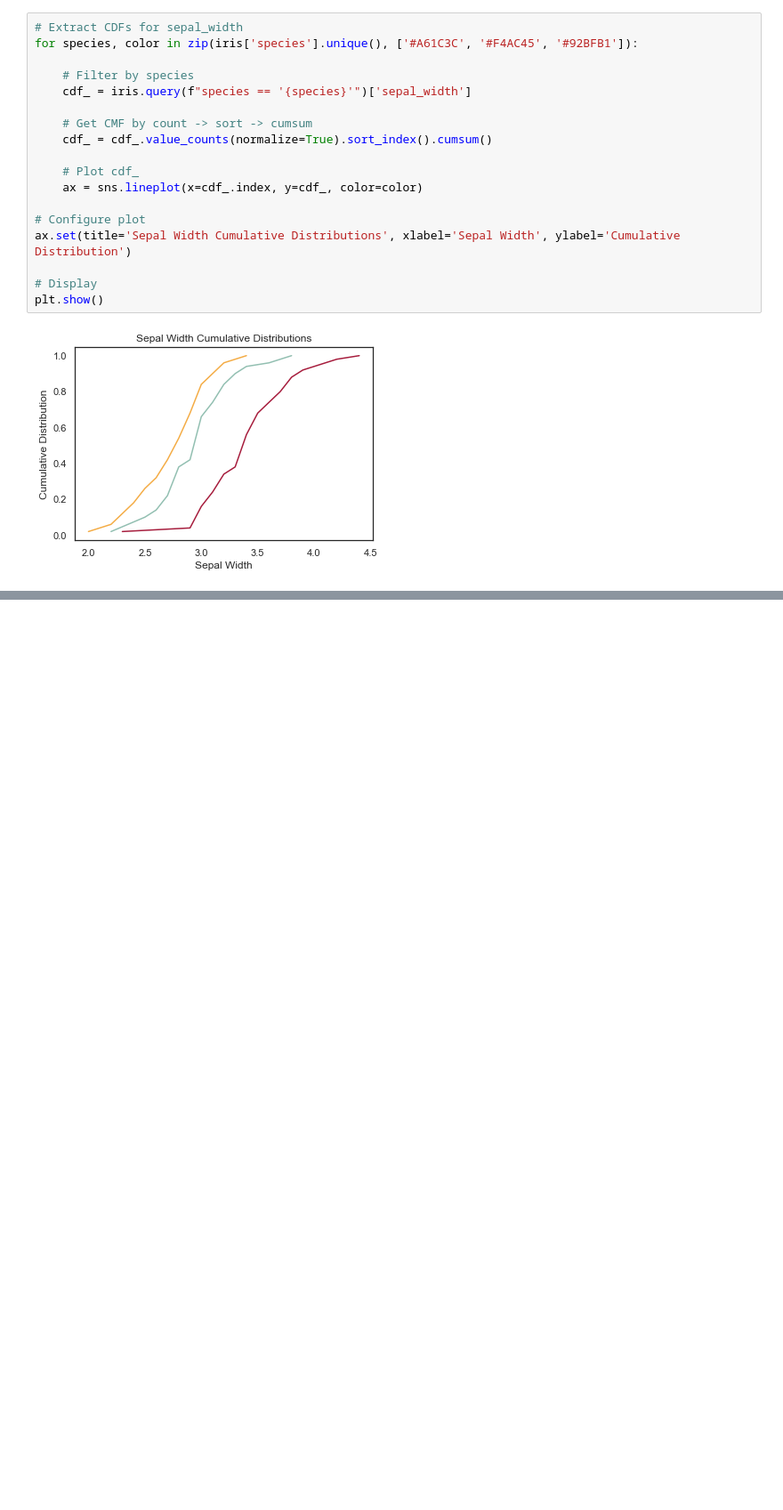
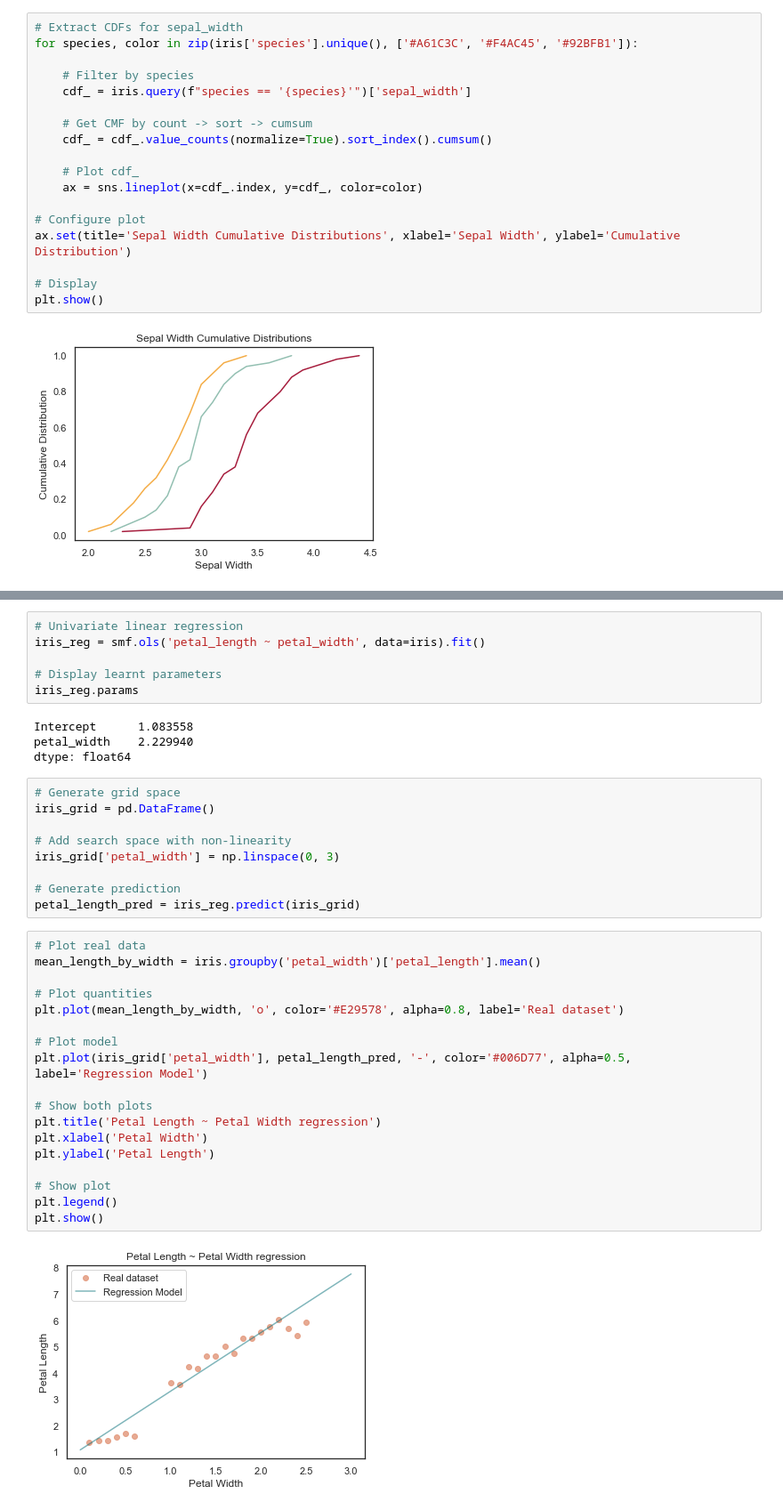
Before and after one commit to VictorCalderon/data-snippets, a Jupyter notebook: DataScience/EDA.ipynb, the cells around one changed output, grey strips where cells are left out. Shown at 89% size. Cells and saved outputs as stored; diff of their text form; blank space fills up the shorter version.

```diff
--- a/DataScience/EDA.ipynb
+++ b/DataScience/EDA.ipynb
@@ -428,0 +437,39 @@ plt.show()
+# %%
+# Univariate linear regression
+iris_reg = smf.ols('petal_length ~ petal_width', data=iris).fit()
+
+# Display learnt parameters
+iris_reg.params
+# %% [output]
+Intercept      1.083558
+petal_width    2.229940
+dtype: float64
+# %%
+# Generate grid space
+iris_grid = pd.DataFrame()
+
+# Add search space with non-linearity
+iris_grid['petal_width'] = np.linspace(0, 3)
+
+# Generate prediction
+petal_length_pred = iris_reg.predict(iris_grid)
+# %%
+# Plot real data
+mean_length_by_width = iris.groupby('petal_width')['petal_length'].mean()
+
+# Plot quantities
+plt.plot(mean_length_by_width, 'o', color='#E29578', alpha=0.8, label='Real dataset')
+
+# Plot model
+plt.plot(iris_grid['petal_width'], petal_length_pred, '-', color='#006D77', alpha=0.5, label='Regression Model')
+
+# Show both plots
+plt.title('Petal Length ~ Petal Width regression')
+plt.xlabel('Petal Width')
+plt.ylabel('Petal Length')
+
+# Show plot
+plt.legend()
+plt.show()
+# %% [output]
+[figure, added]
```
Also changed, not shown: parts of 23 cells of this notebook.
